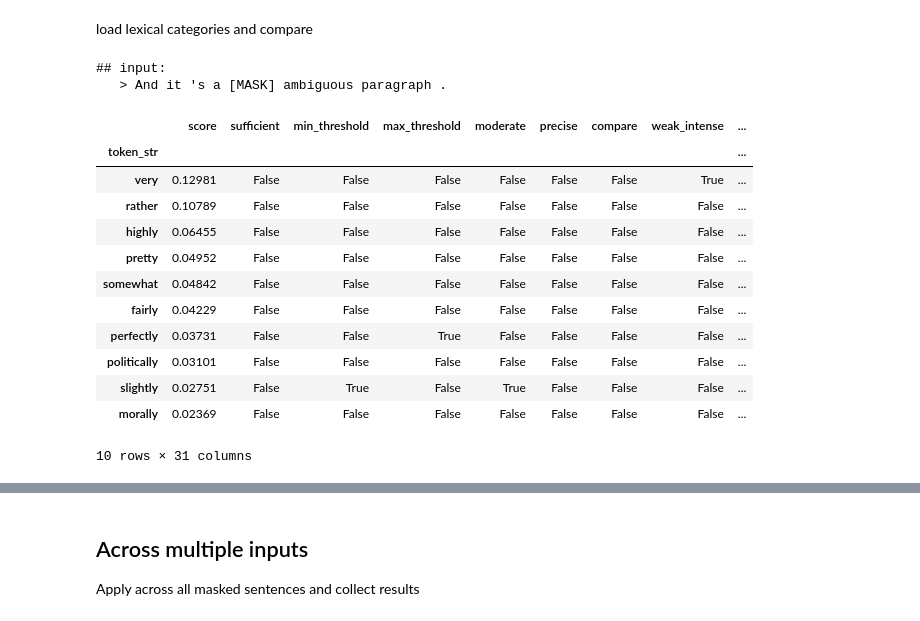
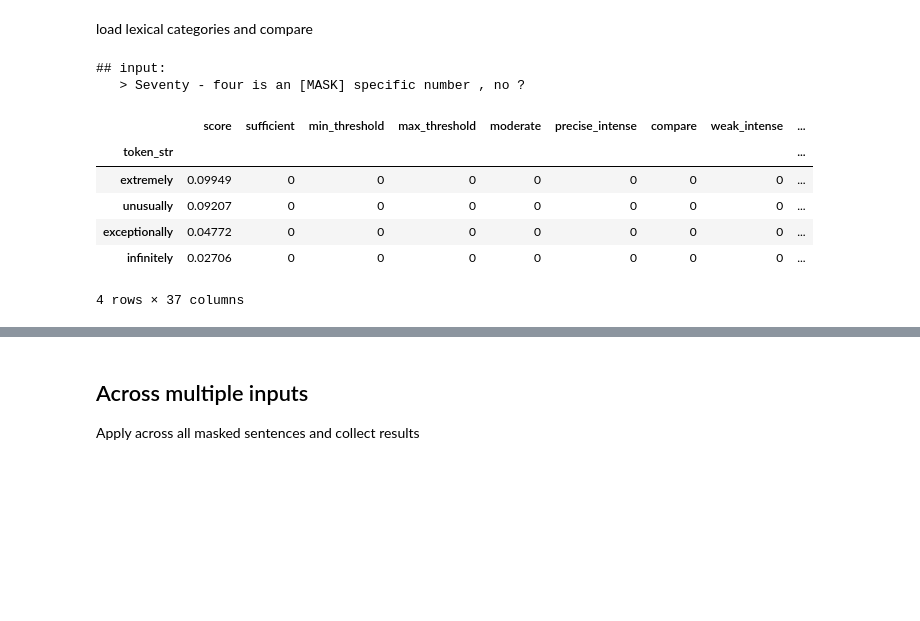
Before and after one commit to AndreaTheLinguist/sanpi, a Jupyter notebook: notebooks/bert_fill-mask.ipynb, the cells around one changed output, grey strips where cells are left out. Saved outputs shown, nothing was run; the diff lists cells and outputs as text; code cells hidden in the pictures; blank space fills up the shorter version.

```diff
--- a/notebooks/bert_fill-mask.ipynb
+++ b/notebooks/bert_fill-mask.ipynb
@@ -109,13 +88,14 @@ def _filter_hits(hits_data):
         (df.token_str.str.count(' ') <= 14)
         # NOTE: 'many', 'much' & 'enough' have abnormal syntactic patterns
         & (~df.adv_lemma.str.lower().isin(('enough', 'how', 'much', 'most')))
-        & (~df.adj_lemma.str.lower().isin(('many', 'more', 'much')))
+        & (~df.adj_lemma.str.lower().isin(('many', 'more', 'much', 'enough')))
         # have issues filling position following "much" and "more"--they don't wind up being adverbs but comparative adjectives
-        & (~df.prev_word.isin(['more', 'much', 'as']))
+        & (~df.prev_word.str.lower().isin(['more', 'much', 'as']))
         & (~df.next_word.str.lower().isin(['as']))
     )
     df = df.loc[manual_criteria, :]
 
     return df
 
-data = _filter_hits(data)
+data = _filter_hits(all_data)
+data.sample(1).T
@@ -186,7 +222,12 @@ data.sample(9).rename(columns={'adv_form':'original token'}).set_index('original
  Select sample sentence and run pipeline
 # %%
 selected_data = data.loc[:, ['adv_form', 'adj_form', 'text_window', 'masked', 'prev_word', 'next_word']]
-sent_row = selected_data.sample(1)
+cat = 'absurd_intense'
+try:
+    sent_row = selected_data.loc[data.adv_lemma.isin(ADV_SETS[cat]), :].sample(1)
+except ValueError:
+    sent_row = selected_data.sample(1)
+
 sent = sent_row.masked.squeeze()
 sent_row.transpose()
 # %% [output]
@@ -200,7 +241,8 @@ sent_row.transpose()
 # %% [markdown]
  get top 10 predictions for masked position
 # %%
-results = UNMASK(sent, top_k=10)
+K1=50
+results = UNMASK(sent, top_k=K1)
 rdf = pd.DataFrame(results).sort_values('score', ascending=False)
 rdf.set_index('token_str')
 # %% [output]
@@ -219,17 +267,18 @@ rdf.set_index('token_str')
 # %% [markdown]
  load lexical categories and compare
 # %%
-def add_lexcats(results:pd.DataFrame,
-                lex_dict:dict,
-                original_forms:pd.Series) -> pd.DataFrame:
-
+def add_lexcats(results: pd.DataFrame,
+                lex_dict: dict,
+                original_forms: pd.Series) -> pd.DataFrame:
+    if results.index.name == 'token_str':
+        results = results.reset_index()
     cat_start_index = len(results.columns)
     for lex_type, lex_set in lex_dict.items():
         results.loc[:, lex_type] = results.token_str.isin(lex_set)
-    return (results
-            .assign(lexcat_defined=rdf.iloc[:, cat_start_index:].apply(any, axis=1),
-                    match_masked_POS=results.token_str.isin(original_forms))
-            )
+    results = results.assign(any_defined_cat=rdf.iloc[:, cat_start_index:].apply(any, axis=1),
+                             # match_masked_POS=results.token_str.isin(original_forms)
+                             )
+    return results.replace({True: 1, False: 0})
 
 
 if MASK_POS == 'adj':
@@ -241,24 +290,19 @@ elif MASK_POS == 'adv':
     lexcat_dict = ADV_SETS
 
 rdf = add_lexcats(rdf, lexcat_dict, data[f'{MASK_POS}_form'])
-rdf = rdf.set_index('token_str')
+if rdf.index.name != 'token_str':
+    rdf = rdf.set_index('token_str')
 print(f'## input:\n   > {sent}')
 # %% [output]
 ## input:
-   > And it 's a [MASK] ambiguous paragraph .
+   > Seventy - four is an [MASK] specific number , no ?
 # %%
-rdf.loc[:, ['score']].join(rdf.iloc[:, 3:])
+rdf.loc[:, ['score']].join(rdf.iloc[:, 3:]).head(4)
 # %% [output]
-|  | score | sufficient | min_threshold | max_threshold | moderate | precise | compare | weak_intense | ... |
+|  | score | sufficient | min_threshold | max_threshold | moderate | precise_intense | compare | weak_intense | ... |
 | token_str |  |  |  |  |  |  |  |  | ... |
-| very | 0.12981 | False | False | False | False | False | False | True | ... |
-| rather | 0.10789 | False | False | False | False | False | False | False | ... |
-| highly | 0.06455 | False | False | False | False | False | False | False | ... |
-| pretty | 0.04952 | False | False | False | False | False | False | False | ... |
-| somewhat | 0.04842 | False | False | False | False | False | False | False | ... |
-| fairly | 0.04229 | False | False | False | False | False | False | False | ... |
-| perfectly | 0.03731 | False | False | True | False | False | False | False | ... |
-| politically | 0.03101 | False | False | False | False | False | False | False | ... |
-| slightly | 0.02751 | False | True | False | True | False | False | False | ... |
-| morally | 0.02369 | False | False | False | False | False | False | False | ... |
+| extremely | 0.09949 | 0 | 0 | 0 | 0 | 0 | 0 | 0 | ... |
+| unusually | 0.09207 | 0 | 0 | 0 | 0 | 0 | 0 | 0 | ... |
+| exceptionally | 0.04772 | 0 | 0 | 0 | 0 | 0 | 0 | 0 | ... |
+| infinitely | 0.02706 | 0 | 0 | 0 | 0 | 0 | 0 | 0 | ... |
-10 rows × 31 columns
+4 rows × 37 columns
```
Also changed, not shown: parts of 23 cells of this notebook, 3 other files.
